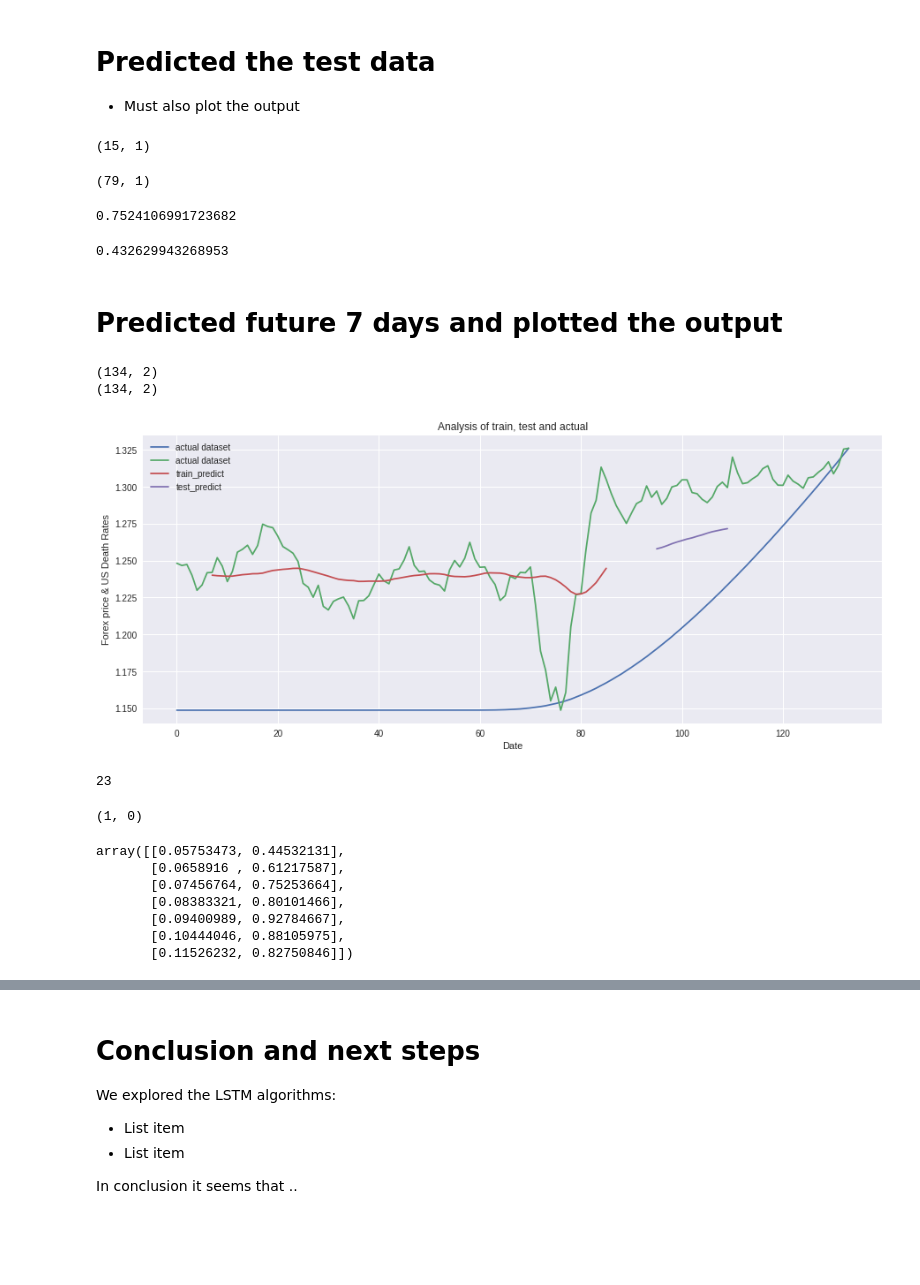
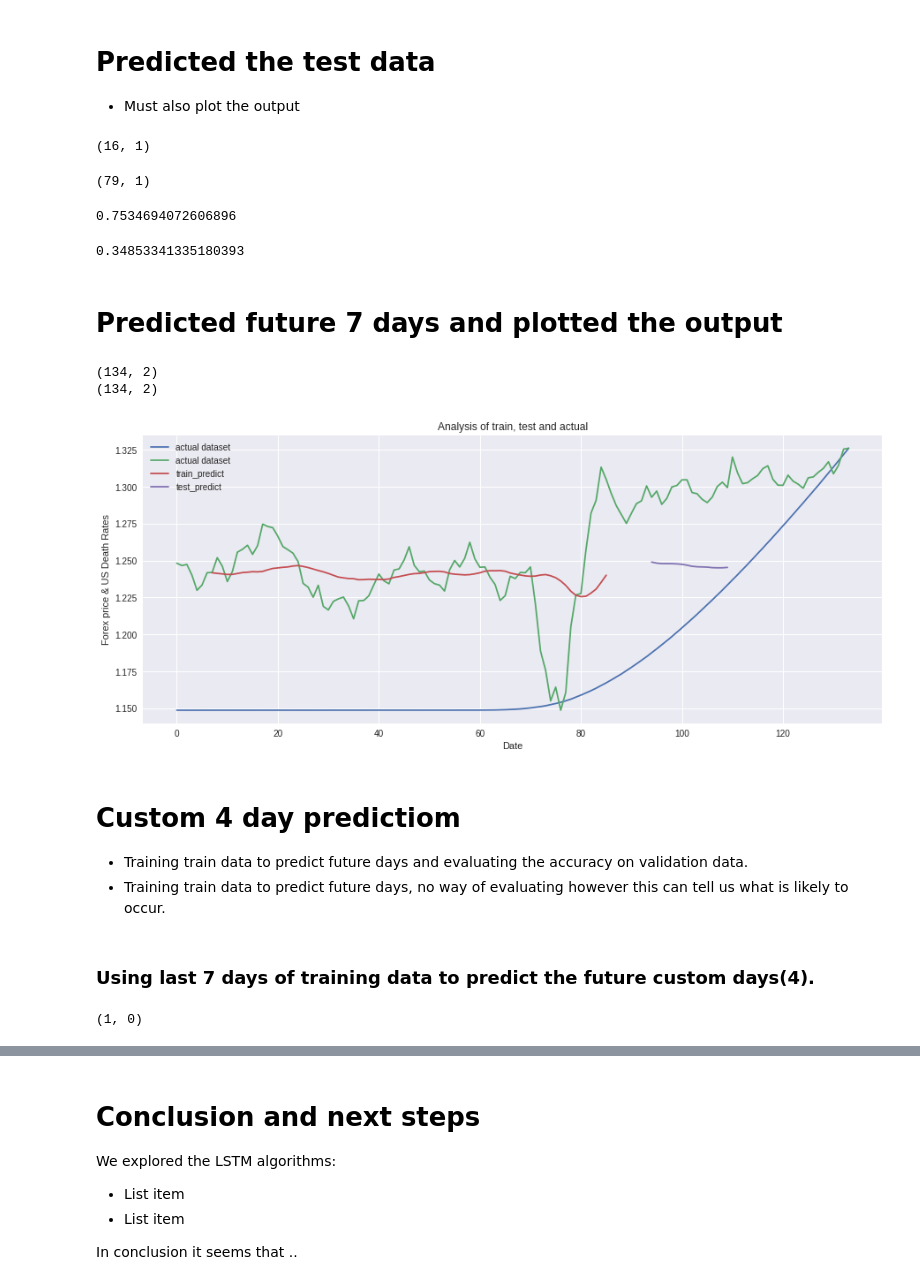
Before and after one commit to vivienneobrien/final_project, a Jupyter notebook: week_8/part_two_lstm/lstm_model.ipynb, the cells around one changed output, grey strips where cells are left out. Cells and saved outputs as stored; diff of their text form; code cells hidden in the pictures; blank space fills up the shorter version.

Commit message:
4 day prediction

```diff
--- a/week_8/part_two_lstm/lstm_model.ipynb
+++ b/week_8/part_two_lstm/lstm_model.ipynb
@@ -371,19 +368,17 @@ plt.show()
 new_dataset = np.hstack((normalisation_us_deaths,normalisation_price))
 # new_dataset
 # %%
-# Test & Train split => Preprocessing the data
-# Splitting dataset into train and test split
+# Test, Validation, Train
+# This should be ordered in respect to date – not cross validation or random seed
+# We are going to divide our data based on date because the next data is always dependent on the previous data
 # 65% of the total length of my datadrame
-# 35% test size
-# input: new_dataset instead of normalisation_us_deaths
+# 35% test size/ validation
 training_size = int(len(new_dataset)*0.65)
-# iterate through both and get 0th element of both and add to a list
-test_size = (len(new_dataset)-training_size)//2
-# rounds down //
-train_data, test_data, valset_data = new_dataset[0:training_size], new_dataset[training_size:(training_size + test_size)],new_dataset[(training_size + test_size):]
+test_size = (len(new_dataset)-training_size)//2 # // Rounds down
+train_data, valset_data, test_data = new_dataset[0:training_size], new_dataset[training_size:(training_size + test_size)],new_dataset[(training_size + test_size):]
 print(train_data.shape)
+print(valset_data.shape)
 print(test_data.shape)
-print(valset_data.shape)
 # %% [output]
 (87, 2)
 (23, 2)
@@ -509,11 +472,7 @@ _________________________________________________________________
 # Main aim should be to minimise the loss
 
 model.fit(X_train, Y_train,
-          validation_data=
-          # last. no of values that may be used to valida
-          # time series validation series
-          # assign some validation data aside from test data you cant
-          (X_val, Y_val)
-          , epochs=100,batch_size=64,verbose=1)
+          validation_data= (X_val, Y_val),
+          epochs=100,batch_size=64,verbose=1)
 # %% [output]
 Epoch 1/100
@@ -545,7 +504,7 @@ test_predict = model.predict(X_test)
 train_predict.shape
 test_predict.shape
 # %% [output]
-(15, 1)
+(16, 1)
 # %%
 # Transform back to original form
 train_predict=scaler.inverse_transform(train_predict)
@@ -560,58 +519,69 @@ import math
 from sklearn.metrics import mean_squared_error
 math.sqrt(mean_squared_error(Y_train, train_predict))
 # %% [output]
-0.7524106991723682
+0.7534694072606896
 # %%
 # Similarly for the test Data RMSE
 math.sqrt(mean_squared_error(Y_test, test_predict))
 # %% [output]
-0.432629943268953
+0.34853341335180393
 # %% [markdown]
 # Predicted future 7 days and plotted the output
 # %%
 # Plotting
-# Shift train predictions for plotting
-# input is 7 days at a time
-# and ..
+# Find out what all of this means?
+
 look_back = 7
+
+# empty_like: Return a new array with the same shape and type as a given array.
+# np.nan: Replect all with nan? What does this mean?
+# What does this do?? 7: predict.length() + 7, :
 
 trainPredictPlot = np.empty_like(new_dataset)
 trainPredictPlot[:,:]= np.nan
 trainPredictPlot[look_back:len(train_predict)+look_back, :] = train_predict
 print(trainPredictPlot.shape)
-# Shift test predictions for plotting
+
+# empty_like: Return a new array with the same shape and type as a given array.
+# np.nan: Replect all with nan? What does this mean?
+# Dont understand what this is doing
+# What does this do?? predict.length() + (7*2) +2 :(training_size + test_size)] = test_predict
+
 testPredictPlot = np.empty_like(new_dataset)
 testPredictPlot[:,:]= np.nan
-testPredictPlot[len(train_predict)+(look_back*2)+2: (training_size + test_size)] = test_predict
+testPredictPlot[len(train_predict)+(look_back*2)+1: (training_size + test_size)] = test_predict
 # new_dataset[training_size:(training_size + test_size)]
 print(testPredictPlot.shape)
 
 # Plot baseline and predictions
 plt.title('Analysis of train, test and actual')
 plt.plot(scaler.inverse_transform(new_dataset), label="actual dataset")
 
+# plt.plot(train_predict)
+# plt.plot(test_predict)
 
 trainPredictPlot = [item[1] for item in trainPredictPlot]
 plt.plot(trainPredictPlot, label="train_predict")
 testPredictPlot = [item[1] for item in testPredictPlot]
 plt.plot(testPredictPlot, label="test_predict")
-
 
 # as you can see th test data and train is divided because we want to test after a specific day
 # plt.plot(testPredictPlot, label="test_predict")
 plt.ylabel('Forex price & US Death Rates')
 plt.xlabel('Date')
 plt.legend()
 plt.show()
 # Printing 2 actual_dataset, train_predict, test_predict because 2 input layers
 # %% [output]
 (134, 2)
 (134, 2)
-[figure, old version]
+[figure, new version]
-# %%
-# Predict the future 30 days
-# imagine in test data the last output was 23/may and you want to predict the 24/may
-len(test_data)
-# %% [output]
-23
+# %% [markdown]
+# Custom 4 day predictiom
+
+
+*   Training train data to predict future days and evaluating the accuracy on validation data.
+*   Training train data to predict future days, no way of evaluating however this can tell us what is likely to occur.
+# %% [markdown]
+### Using last 7 days of training data to predict the future custom days(4).
 # %%
@@ -636,12 +595,2 @@ temp_input = train_data[-7:]
-# %%
-temp_input
-# %% [output]
-array([[0.05753473, 0.44532131],
-       [0.0658916 , 0.61217587],
-       [0.07456764, 0.75253664],
-       [0.08383321, 0.80101466],
-       [0.09400989, 0.92784667],
-       [0.10444046, 0.88105975],
-       [0.11526232, 0.82750846]])
 # %%
 # Demonstrate prediction for the next 4 days:
```
Also changed, not shown: parts of 29 cells of this notebook, 2 other files.
